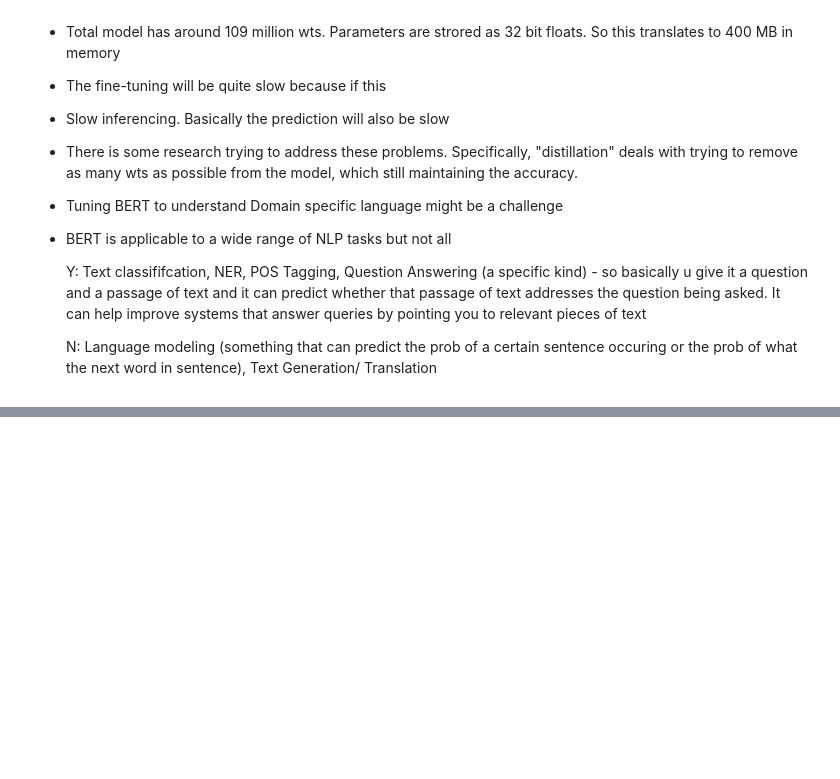
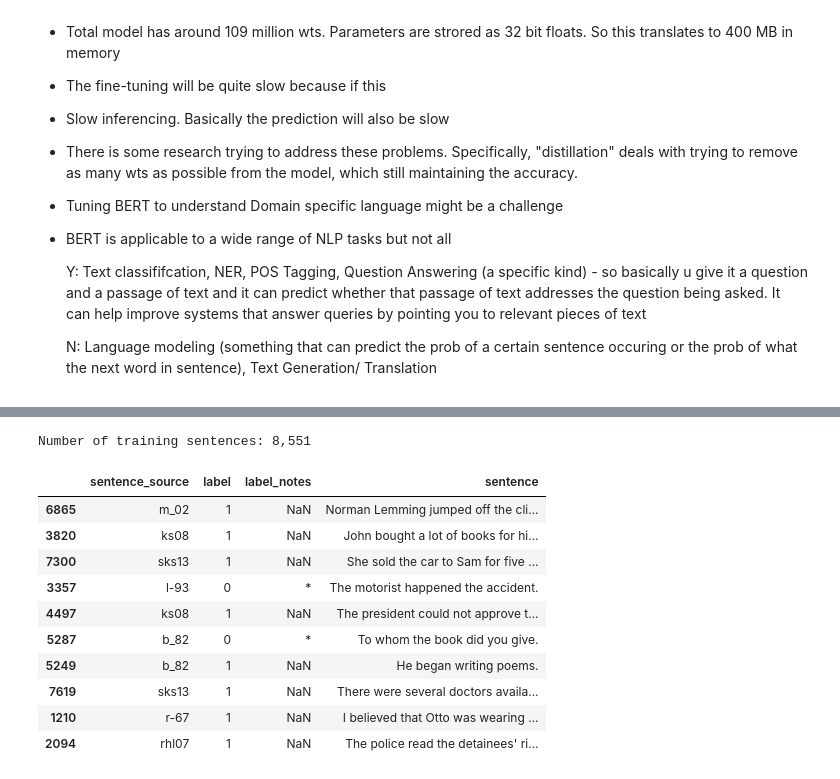
Before and after one commit to ShaunakSen/Natural-Language-Processing, a Jupyter notebook: BERT_Research_Series.ipynb, the cells around one changed output, grey strips where cells are left out. Drawn from its saved outputs; the diff is of its cells as text; code cells hidden in the pictures; blank space fills up the shorter version.

Commit message:
CoLA dataset

```diff
--- a/BERT_Research_Series.ipynb
+++ b/BERT_Research_Series.ipynb
@@ -490,0 +630,24 @@ Some limiations of BERT
+# %%
+import pandas as pd
+
+# Load the dataset into a pandas dataframe.
+df = pd.read_csv("./cola_public/raw/in_domain_train.tsv", delimiter='\t', header=None, names=['sentence_source', 'label', 'label_notes', 'sentence'])
+
+# Report the number of sentences.
+print('Number of training sentences: {:,}\n'.format(df.shape[0]))
+
+# Display 10 random rows from the data.
+df.sample(10)
+# %% [output]
+Number of training sentences: 8,551
+|  | sentence_source | label | label_notes | sentence |
+| 6865 | m_02 | 1 | NaN | Norman Lemming jumped off the cli... |
+| 3820 | ks08 | 1 | NaN | John bought a lot of books for hi... |
+| 7300 | sks13 | 1 | NaN | She sold the car to Sam for five ... |
+| 3357 | l-93 | 0 | * | The motorist happened the accident. |
+| 4497 | ks08 | 1 | NaN | The president could not approve t... |
+| 5287 | b_82 | 0 | * | To whom the book did you give. |
+| 5249 | b_82 | 1 | NaN | He began writing poems. |
+| 7619 | sks13 | 1 | NaN | There were several doctors availa... |
+| 1210 | r-67 | 1 | NaN | I believed that Otto was wearing ... |
+| 2094 | rhl07 | 1 | NaN | The police read the detainees' ri... |
```
Also changed, not shown: parts of 14 cells of this notebook.
